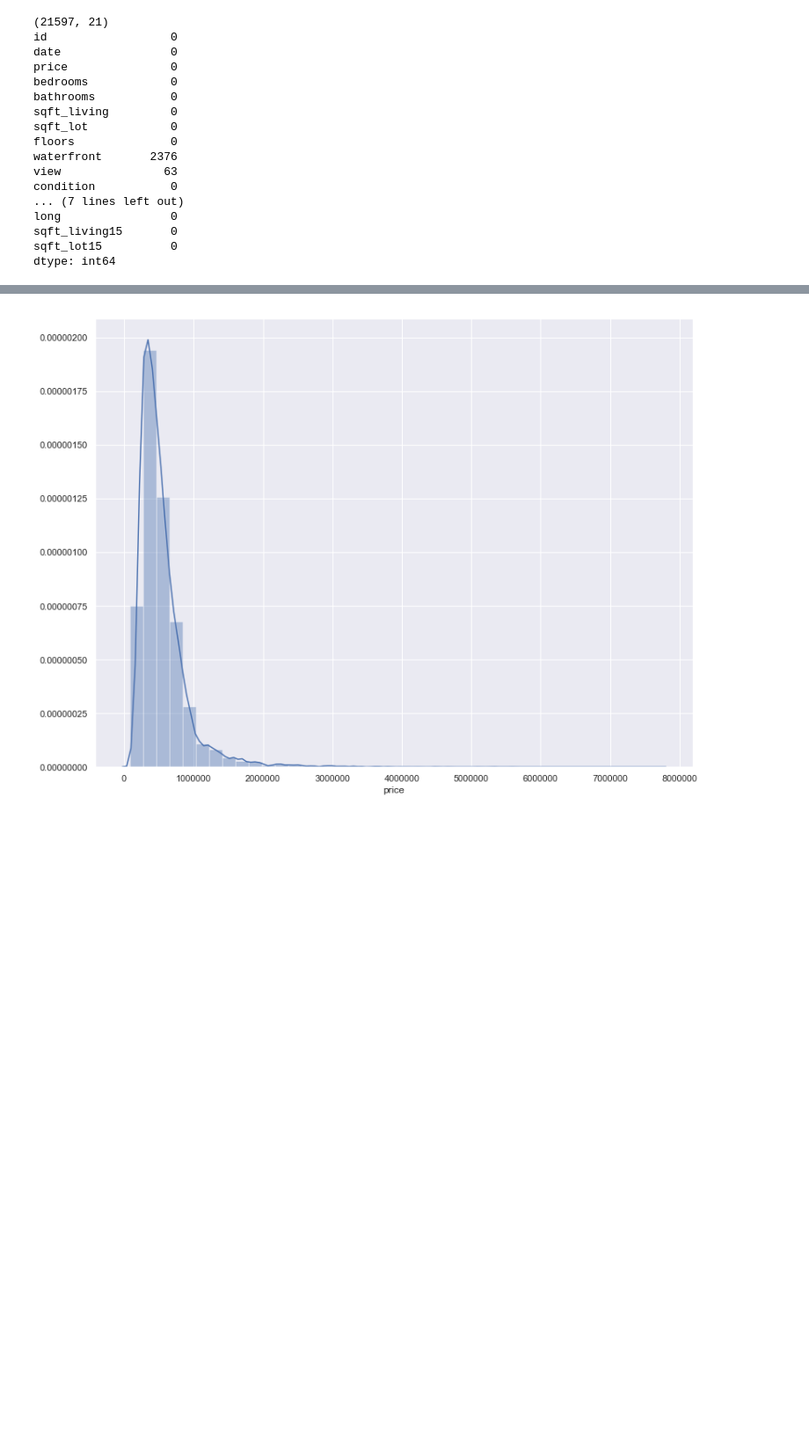
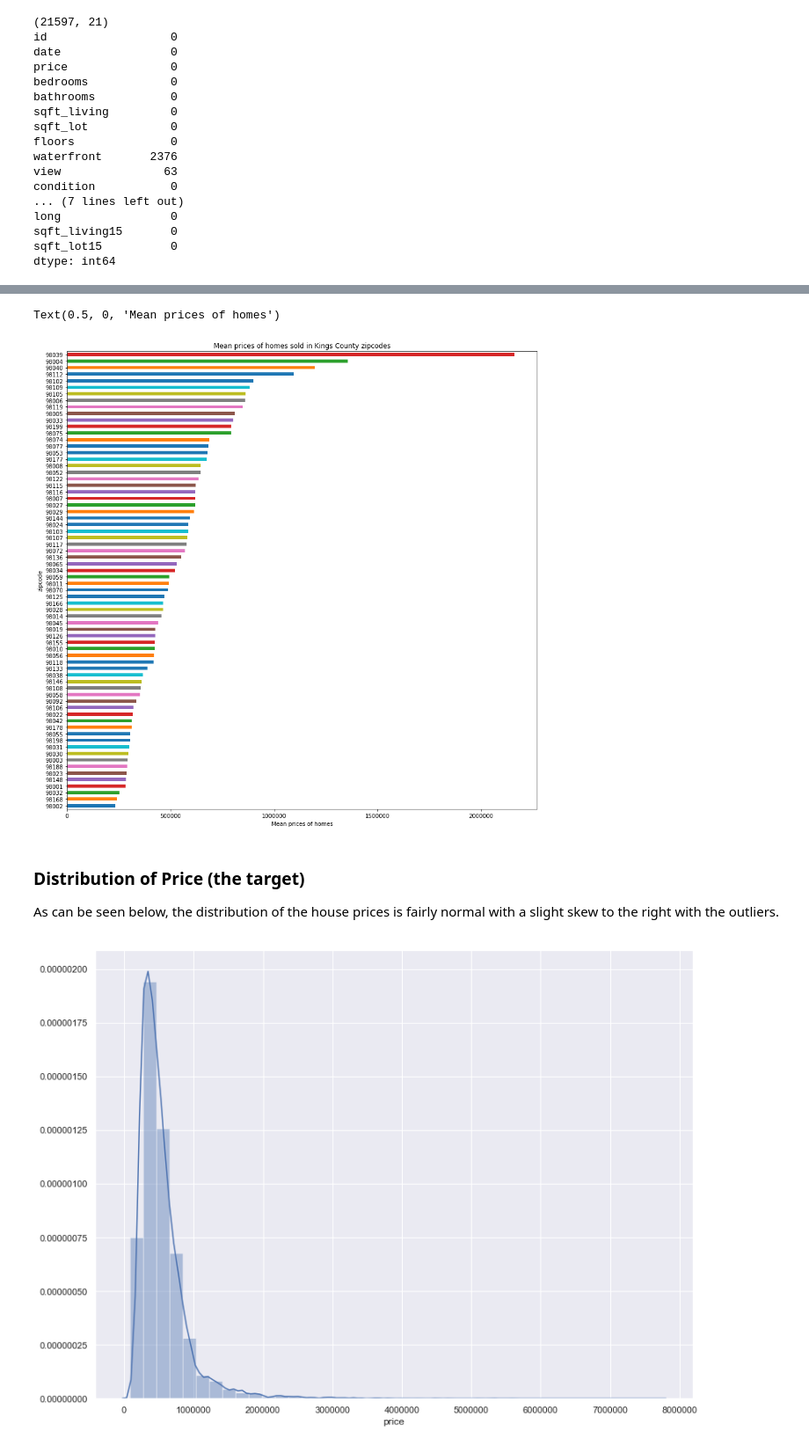
Before and after one commit to AnnikaNoren/Kings-County-House-Prices-Project, a Jupyter notebook: student.ipynb, the cells around one changed output, grey strips where cells are left out. Shown at 88% size. Cells and saved outputs as stored; diff of their text form; code cells hidden in the pictures; blank space fills up the shorter version.

```diff
--- a/student.ipynb
+++ b/student.ipynb
@@ -117,3 +178,14 @@ df.hist(ax = ax);
+# %%
+# Zipcode and median house price bar graph
+df.groupby(['zipcode'])['price'].mean().sort_values().plot(kind='barh', figsize=(15,15))
+plt.title('Mean prices of homes sold in Kings County zipcodes')
+plt.xlabel("Mean prices of homes")
+# %% [output]
+Text(0.5, 0, 'Mean prices of homes')
+[figure, added]
+# %% [markdown]
+### Distribution of Price (the target)
+As can be seen below, the distribution of the house prices is fairly normal with a slight skew to the right with the outliers.
 # %%
 sns.set(rc={'figure.figsize':(13,10)})
 sns.distplot(df['price'], bins=40)
```
Also changed, not shown: parts of 165 cells of this notebook, 2 other files.
